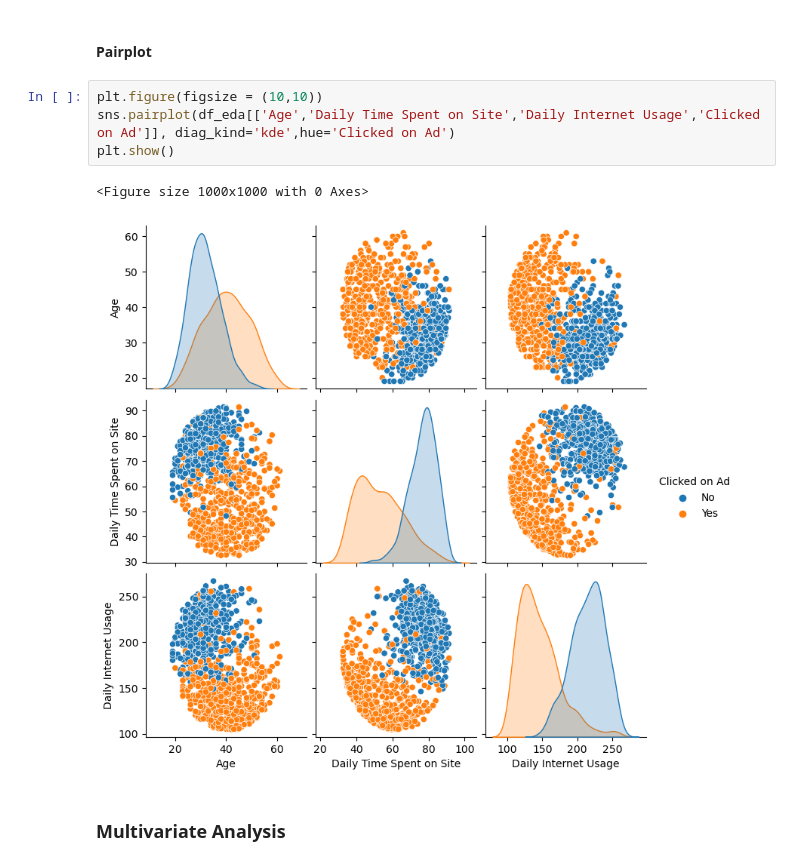
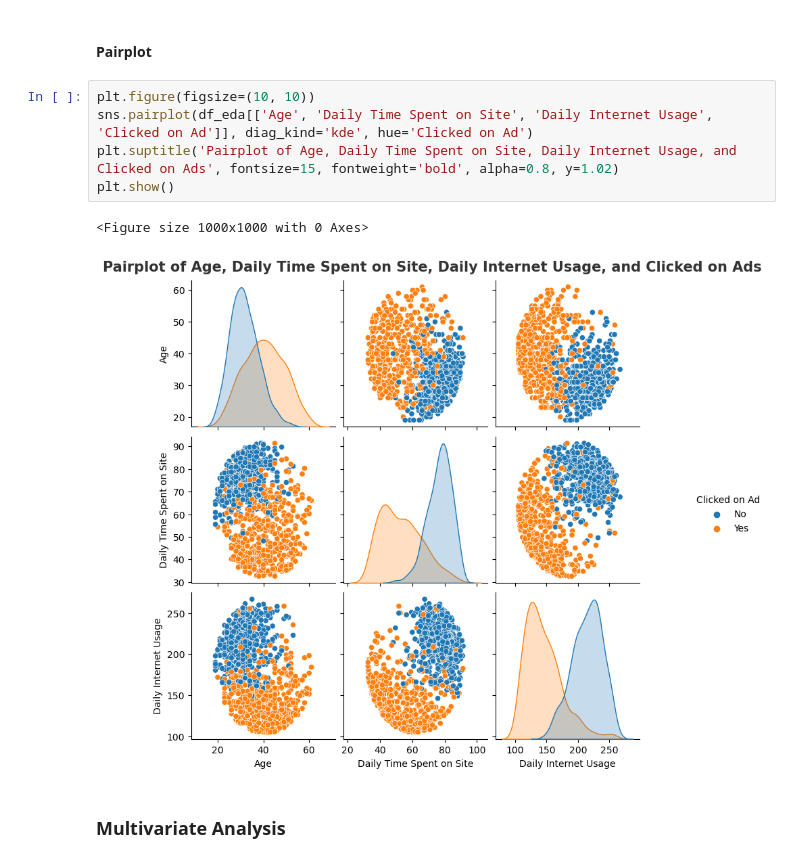
Before and after one commit to LimatanL/Predict-Customer-Clicked-Ads-Classification-by-Using-Machine-Learning, a Jupyter notebook: Predict-Customer-Clicked-Ads-Classification-by-Using-Machine-Learning.ipynb, the cells around one changed output. Drawn from its saved outputs; the diff is of its cells as text.

```diff
--- a/Predict-Customer-Clicked-Ads-Classification-by-Using-Machine-Learning.ipynb
+++ b/Predict-Customer-Clicked-Ads-Classification-by-Using-Machine-Learning.ipynb
@@ -264,11 +274,12 @@ plt.show()
 # %% [markdown]
 #### Pairplot
 # %%
-plt.figure(figsize = (10,10))
-sns.pairplot(df_eda[['Age','Daily Time Spent on Site','Daily Internet Usage','Clicked on Ad']], diag_kind='kde',hue='Clicked on Ad')
+plt.figure(figsize=(10, 10))
+sns.pairplot(df_eda[['Age', 'Daily Time Spent on Site', 'Daily Internet Usage', 'Clicked on Ad']], diag_kind='kde', hue='Clicked on Ad')
+plt.suptitle('Pairplot of Age, Daily Time Spent on Site, Daily Internet Usage, and Clicked on Ads', fontsize=15, fontweight='bold', alpha=0.8, y=1.02)
 plt.show()
 # %% [output]
 <Figure size 1000x1000 with 0 Axes>
-[figure, old version]
+[figure, new version]
 # %% [markdown]
 ### Multivariate Analysis
```
Also changed, not shown: parts of 8 cells of this notebook.
